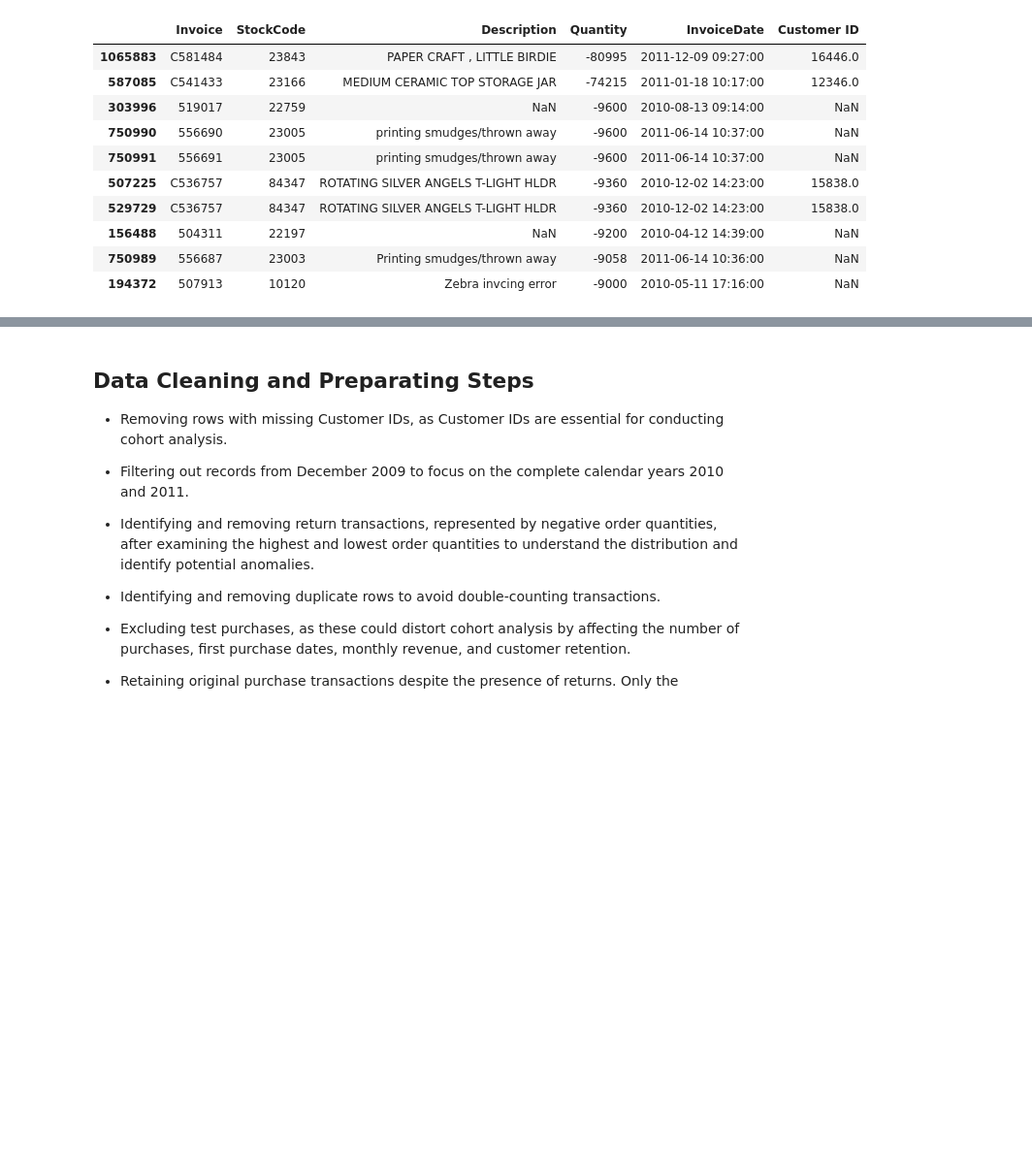
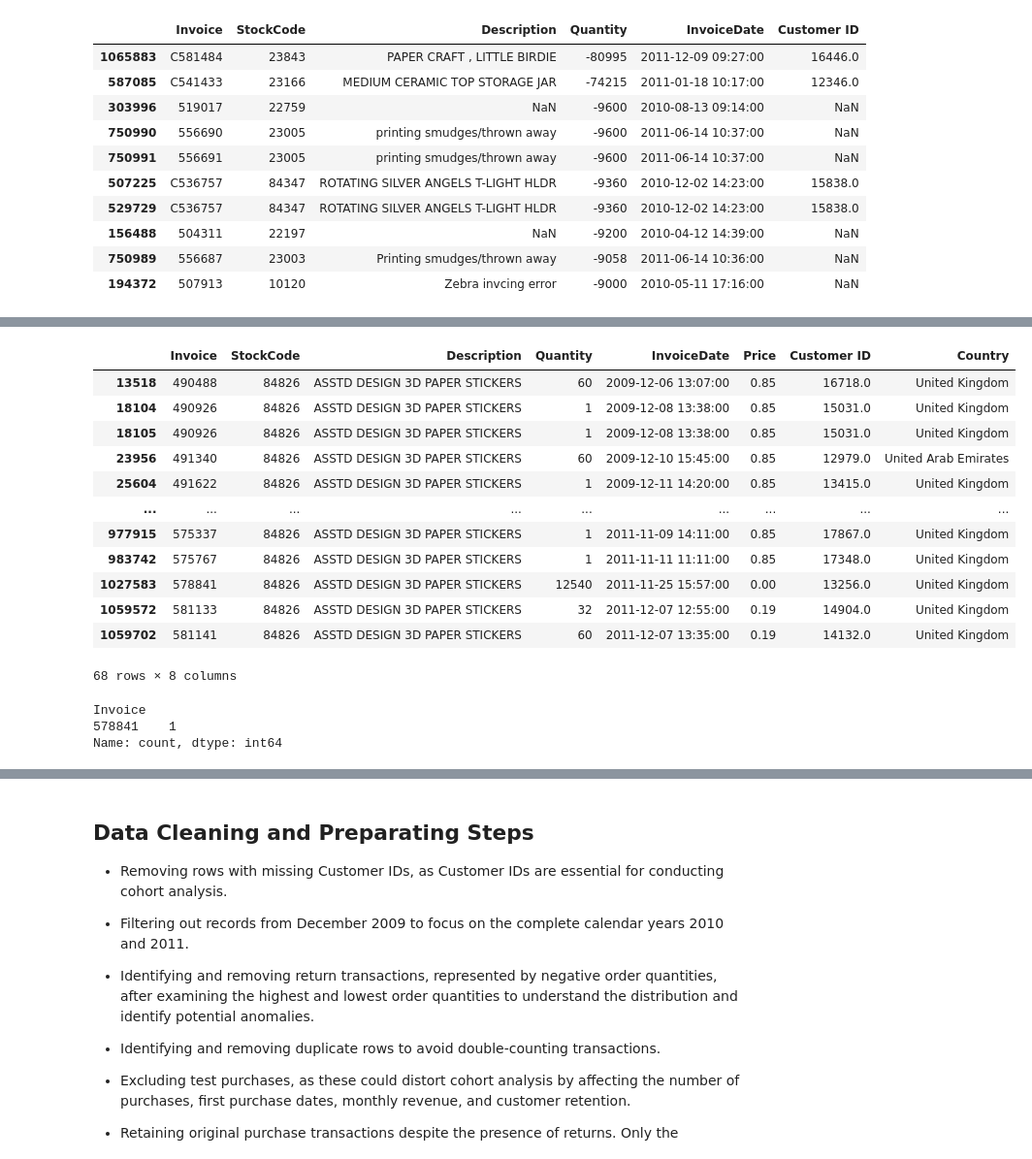
Before and after one commit to kerstin-guttenberger/uci-ii-cohort-analysis, a Jupyter notebook: Online-Retail-cohort-analysis.ipynb, the cells around one changed output, grey strips where cells are left out. Shown at 97% size. Cells and saved outputs as stored; diff of their text form; code cells hidden in the pictures; blank space fills up the shorter version.

```diff
--- a/Online-Retail-cohort-analysis.ipynb
+++ b/Online-Retail-cohort-analysis.ipynb
@@ -179,0 +213,22 @@ df_retail.nsmallest(10, 'Quantity')[
+# %%
+df_retail[df_retail['Description']=='ASSTD DESIGN 3D PAPER STICKERS']
+# %% [output]
+|  | Invoice | StockCode | Description | Quantity | InvoiceDate | Price | Customer ID | Country |
+| 13518 | 490488 | 84826 | ASSTD DESIGN 3D PAPER STICKERS | 60 | 2009-12-06 13:07:00 | 0.85 | 16718.0 | United Kingdom |
+| 18104 | 490926 | 84826 | ASSTD DESIGN 3D PAPER STICKERS | 1 | 2009-12-08 13:38:00 | 0.85 | 15031.0 | United Kingdom |
+| 18105 | 490926 | 84826 | ASSTD DESIGN 3D PAPER STICKERS | 1 | 2009-12-08 13:38:00 | 0.85 | 15031.0 | United Kingdom |
+| 23956 | 491340 | 84826 | ASSTD DESIGN 3D PAPER STICKERS | 60 | 2009-12-10 15:45:00 | 0.85 | 12979.0 | United Arab Emirates |
+| 25604 | 491622 | 84826 | ASSTD DESIGN 3D PAPER STICKERS | 1 | 2009-12-11 14:20:00 | 0.85 | 13415.0 | United Kingdom |
+| ... | ... | ... | ... | ... | ... | ... | ... | ... |
+| 977915 | 575337 | 84826 | ASSTD DESIGN 3D PAPER STICKERS | 1 | 2011-11-09 14:11:00 | 0.85 | 17867.0 | United Kingdom |
+| 983742 | 575767 | 84826 | ASSTD DESIGN 3D PAPER STICKERS | 1 | 2011-11-11 11:11:00 | 0.85 | 17348.0 | United Kingdom |
+| 1027583 | 578841 | 84826 | ASSTD DESIGN 3D PAPER STICKERS | 12540 | 2011-11-25 15:57:00 | 0.00 | 13256.0 | United Kingdom |
+| 1059572 | 581133 | 84826 | ASSTD DESIGN 3D PAPER STICKERS | 32 | 2011-12-07 12:55:00 | 0.19 | 14904.0 | United Kingdom |
+| 1059702 | 581141 | 84826 | ASSTD DESIGN 3D PAPER STICKERS | 60 | 2011-12-07 13:35:00 | 0.19 | 14132.0 | United Kingdom |
+68 rows × 8 columns
+# %%
+df_retail[df_retail['Customer ID']==13256]['Invoice'].value_counts()
+# %% [output]
+Invoice
+578841    1
+Name: count, dtype: int64
```
Also changed, not shown: parts of 8 cells of this notebook.
